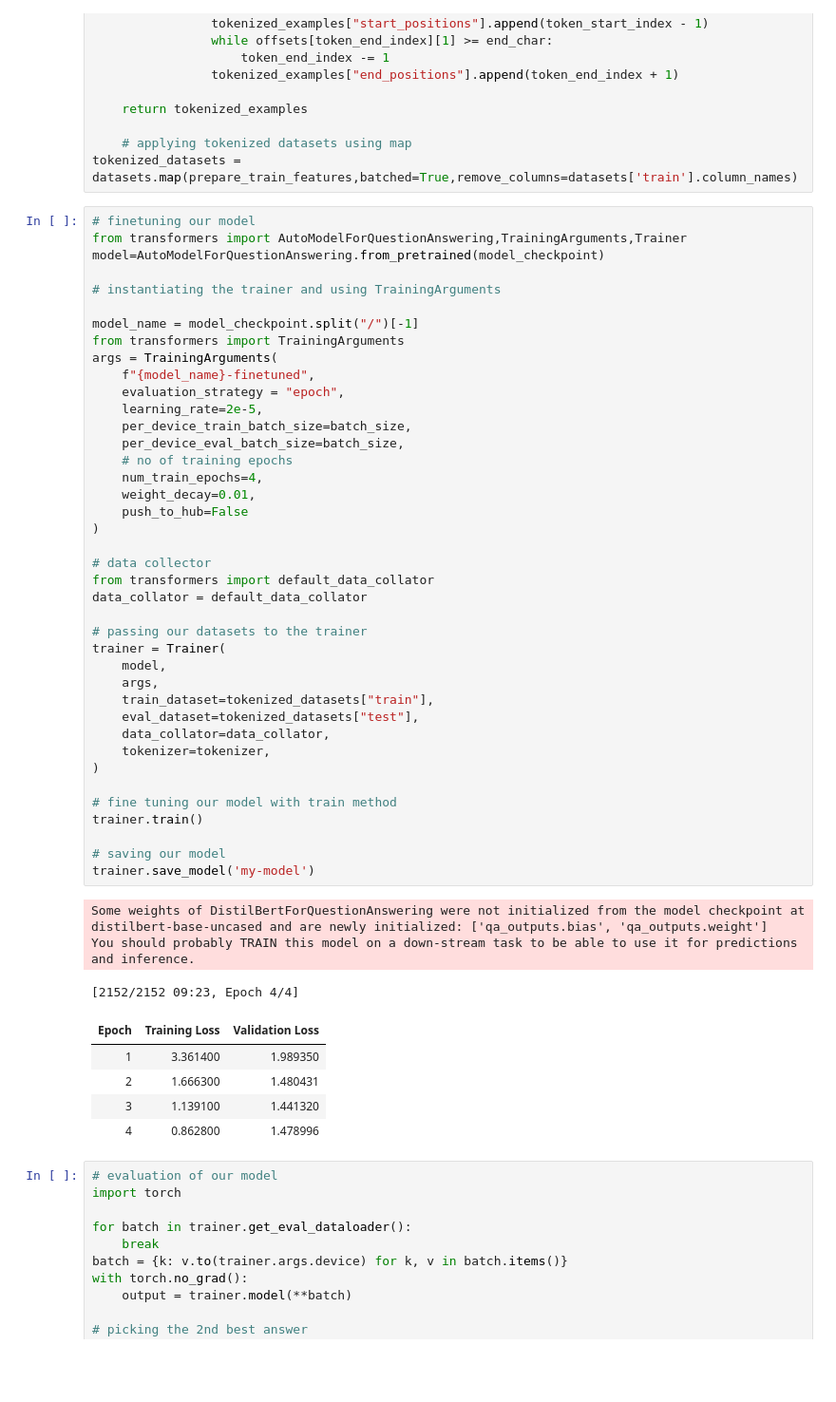
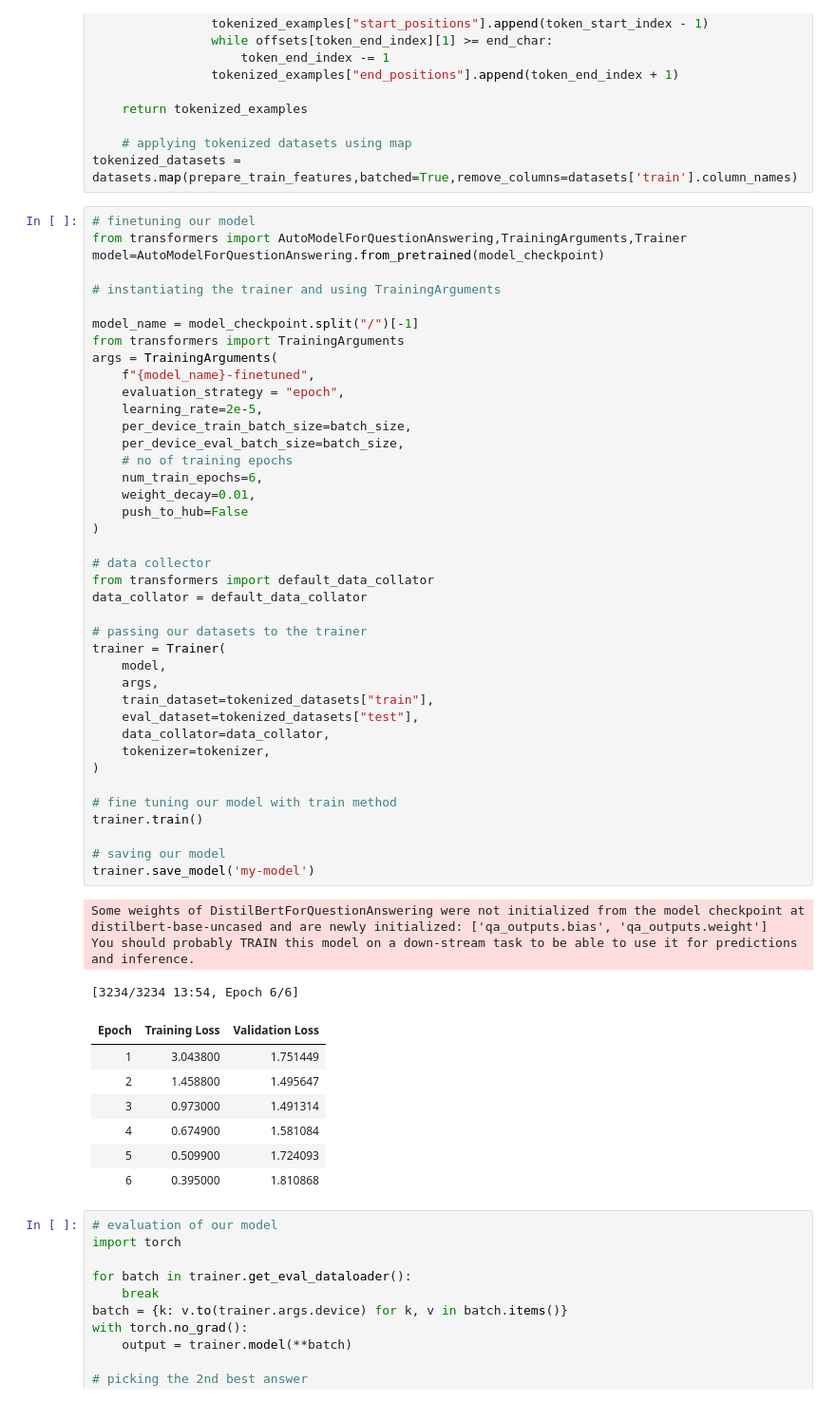
Before and after one commit to Shubhanker01/RepositoryNo1, a Jupyter notebook: questionAnswering.ipynb, the cells around one changed output. Shown at 95% size. Saved outputs shown, nothing was run; the diff lists cells and outputs as text; blank space fills up the shorter version.

```diff
--- a/questionAnswering.ipynb
+++ b/questionAnswering.ipynb
@@ -169,39 +169,41 @@ args = TrainingArguments(
     per_device_train_batch_size=batch_size,
     per_device_eval_batch_size=batch_size,
     # no of training epochs
-    num_train_epochs=4,
+    num_train_epochs=6,
     weight_decay=0.01,
     push_to_hub=False
 )
 
 # data collector
 from transformers import default_data_collator
 data_collator = default_data_collator
 
 # passing our datasets to the trainer
 trainer = Trainer(
     model,
     args,
     train_dataset=tokenized_datasets["train"],
     eval_dataset=tokenized_datasets["test"],
     data_collator=data_collator,
     tokenizer=tokenizer,
 )
 
 # fine tuning our model with train method
 trainer.train()
 
 # saving our model
 trainer.save_model('my-model')
 # %% [output]
 Some weights of DistilBertForQuestionAnswering were not initialized from the model checkpoint at distilbert-base-uncased and are newly initialized: ['qa_outputs.bias', 'qa_outputs.weight']
 You should probably TRAIN this model on a down-stream task to be able to use it for predictions and inference.
-[2152/2152 09:23, Epoch 4/4]
+[3234/3234 13:54, Epoch 6/6]
 | Epoch | Training Loss | Validation Loss |
-| 1 | 3.361400 | 1.989350 |
-| 2 | 1.666300 | 1.480431 |
-| 3 | 1.139100 | 1.441320 |
-| 4 | 0.862800 | 1.478996 |
+| 1 | 3.043800 | 1.751449 |
+| 2 | 1.458800 | 1.495647 |
+| 3 | 0.973000 | 1.491314 |
+| 4 | 0.674900 | 1.581084 |
+| 5 | 0.509900 | 1.724093 |
+| 6 | 0.395000 | 1.810868 |
 # %%
 # evaluation of our model
 import torch
```
Also changed, not shown: parts of 2 cells of this notebook.
